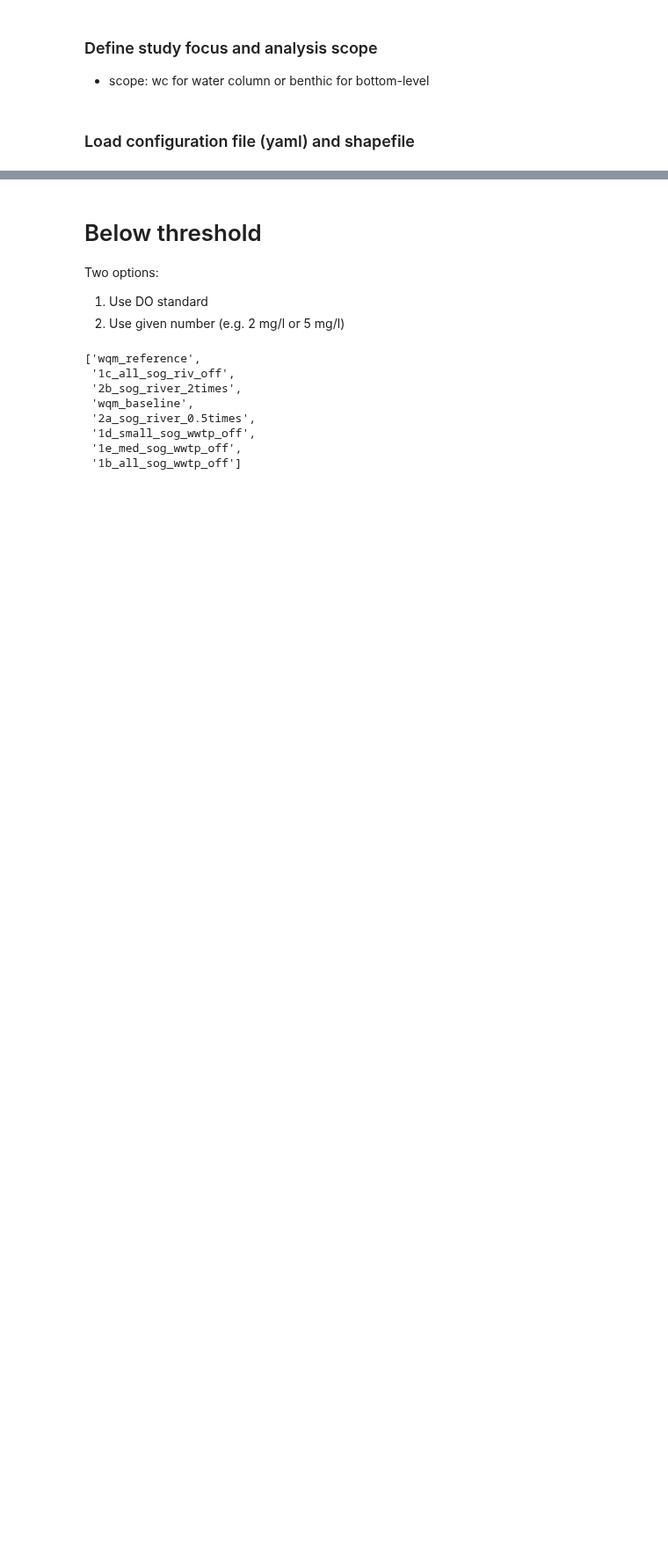
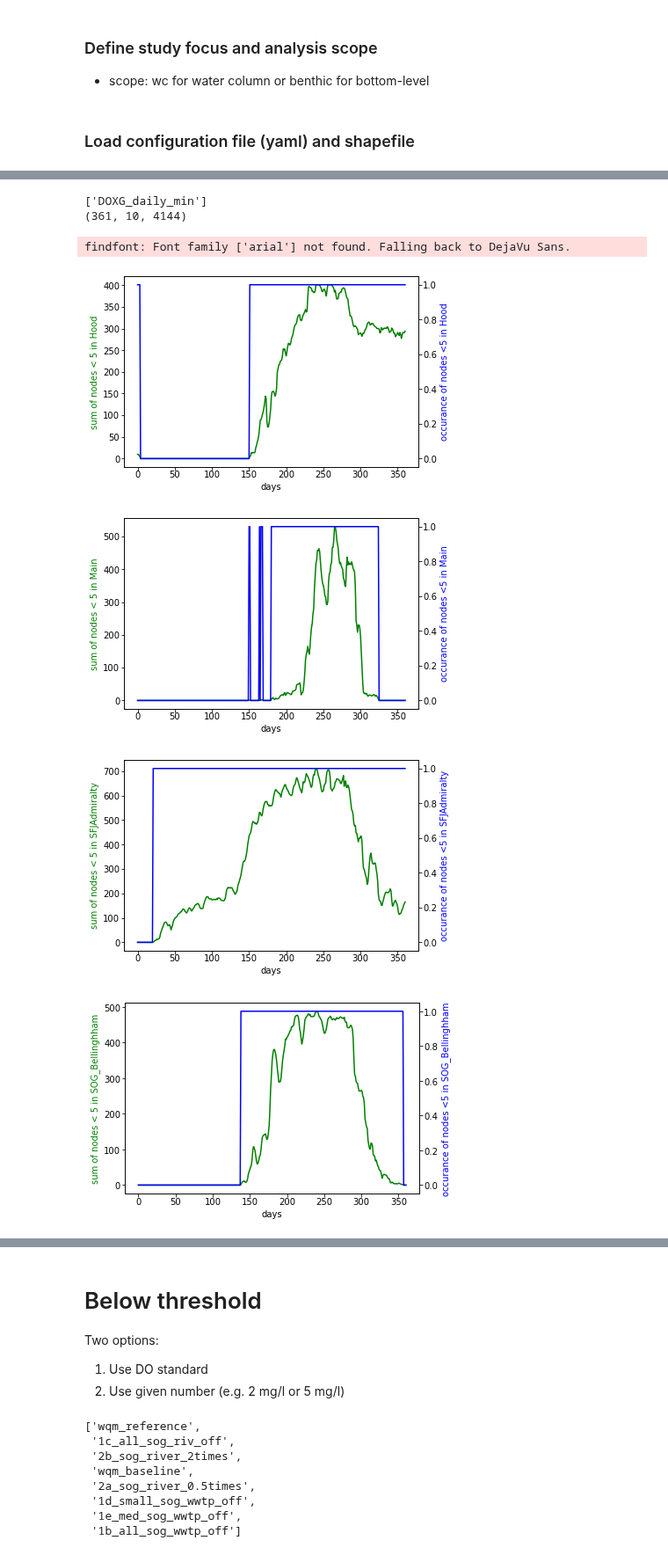
Before and after one commit to UW-PSI/SalishSeaModel-analysis, a Jupyter notebook: notebooks/dev_days_impaired.ipynb, the cells around one changed output, grey strips where cells are left out. Shown at 88% size. Cells and saved outputs as stored; diff of their text form; code cells hidden in the pictures; blank space fills up the shorter version.

```diff
--- a/notebooks/dev_days_impaired.ipynb
+++ b/notebooks/dev_days_impaired.ipynb
@@ -83,0 +406,51 @@ I don't have this right yet
+# %%
+processed_netcdf_dir = pathlib.Path(ssm['paths']['processed_output'])/'DOXG'
+wc_file = processed_netcdf_dir/'wqm_baseline'/f'daily_min_DOXG.nc'
+DO_thresh=5
+with xarray.open_dataset(wc_file) as ds:
+    print([*ds])
+    MinDO_wc=ds[f'DOXG_daily_min']
+    MinDO=MinDO_wc[:,:,gdf['node_id']-1]
+[ndays,nlevels,nnodes]=MinDO.shape
+#volume2D = np.dot(volume.reshape(4144,1),depth_fraction.reshape(1,10))
+DO_thresh3D = np.ones((nnodes,nlevels,ndays))*DO_thresh
+DOBelowThresh = MinDO<=DO_thresh3D.transpose()
+print(DOBelowThresh.shape)
+# %% [output]
+['DOXG_daily_min']
+(361, 10, 4144)
+# %%
+regions = gdf[['node_id','Regions']].groupby('Regions').count().index.to_list()
+regions.remove('Other') # These will be removed in future iterations
+for region in regions:
+    # create boolean of indices where True selects nodes of
+    # specified Region
+    idx = ((gdf['Regions']==region) &
+        (gdf['included_i']==1))
+    # Assign the maximum (True) of DO < threshold occurrence across depths
+    # Note: The max of True/False will be True and initial sets False to zero.
+    # The "where" keywork specifies to only use values where idx=True,
+    # which in this case I set to specify the region.
+    DOBelowThresh_days = DOBelowThresh.max(axis=1,initial=0)
+    # Assign the maximum (True) of DO < threshold occurrence across region
+    DOBelowThresh_days_byregion = DOBelowThresh_days.max(axis=1,where=idx,initial=0)
+    # Adds the maximum (True) of DO < threshold occurrence across region
+    DOBelowThresh_nodedays_byregion = DOBelowThresh_days.sum(axis=1,where=idx,initial=0)
+
+    # plot results
+    fig, ax1 = plt.subplots()
+    ax2 = ax1.twinx()
+    ax1.plot(DOBelowThresh_nodedays_byregion, 'g-')
+    ax2.plot(DOBelowThresh_days_byregion, 'b-')
+
+    ax1.set_xlabel('days')
+    ax1.set_ylabel(f'sum of nodes < 5 in {region}', color='g')
+    ax2.set_ylabel(f'occurance of nodes <5 in {region}', color='b')
+
+    plt.show()
+# %% [output]
+findfont: Font family ['arial'] not found. Falling back to DejaVu Sans.
+[figure, added]
+[figure, added]
+[figure, added]
+[figure, added]
```
Also changed, not shown: parts of 54 cells of this notebook.
